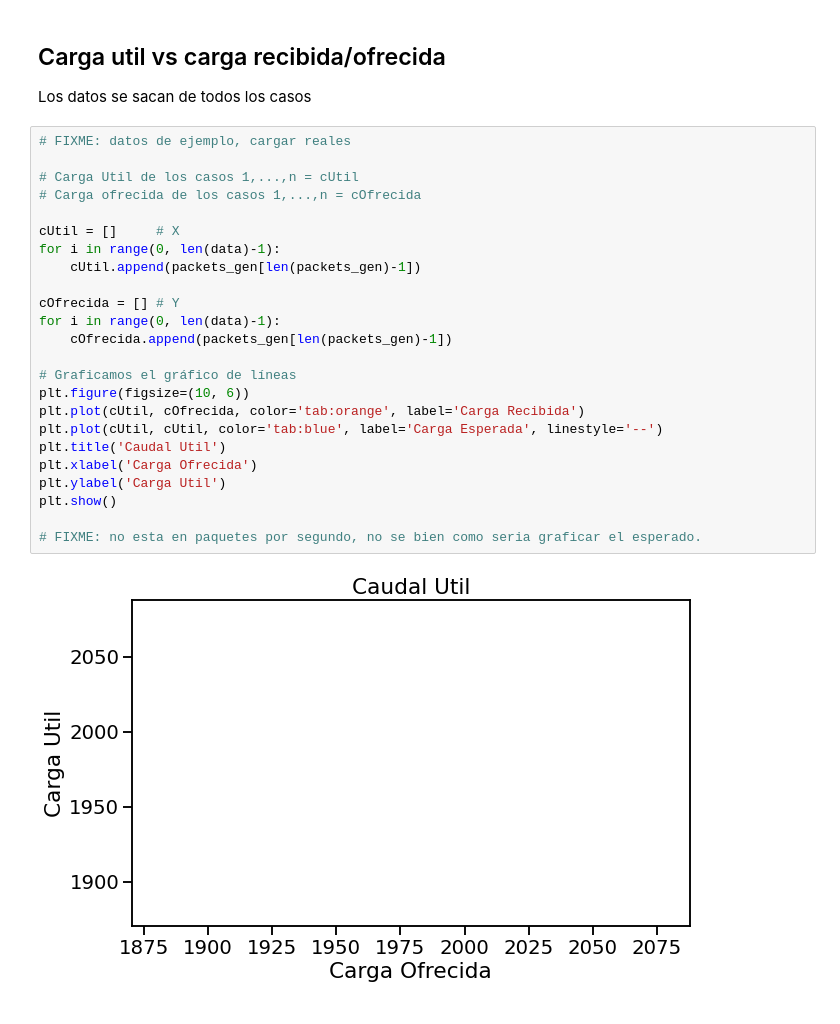
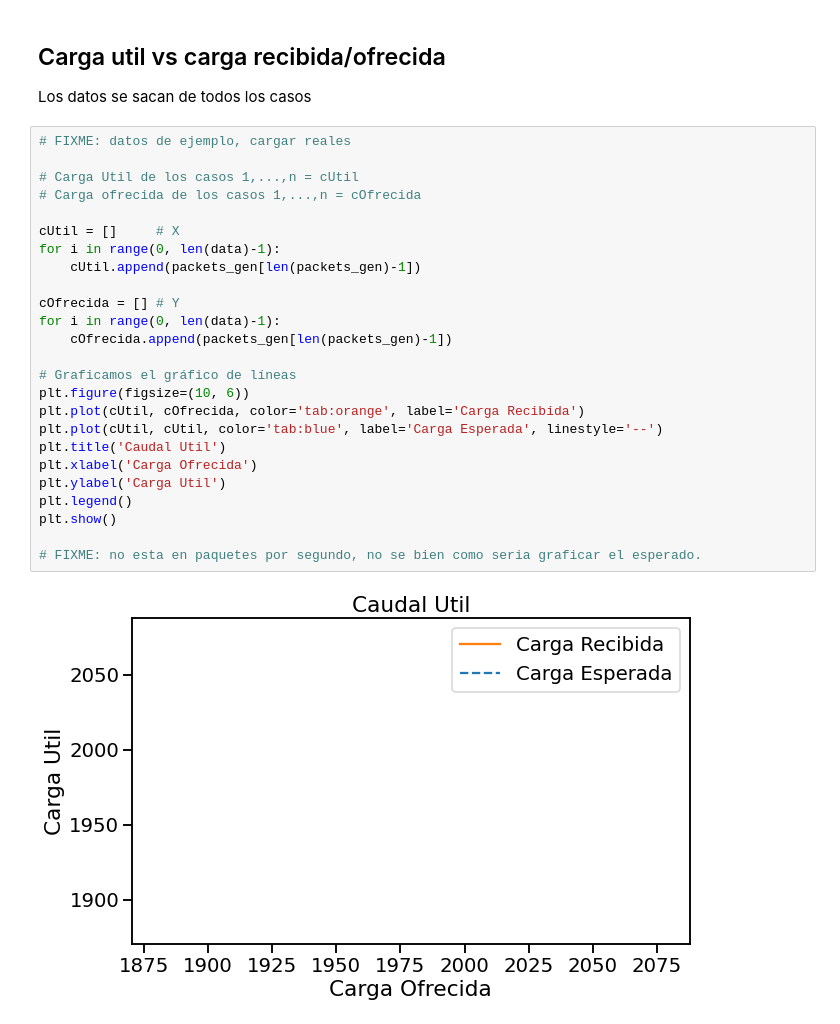
Before and after one commit to Kidmand/Redes-LAB-3, a Jupyter notebook: Notebook-results.ipynb, the cells around one changed output. Cells and saved outputs as stored; diff of their text form.

```diff
--- a/Notebook-results.ipynb
+++ b/Notebook-results.ipynb
@@ -130,26 +141,27 @@ Los datos se sacan de todos los casos
 # %%
 # FIXME: datos de ejemplo, cargar reales
 
 # Carga Util de los casos 1,...,n = cUtil
 # Carga ofrecida de los casos 1,...,n = cOfrecida
 
 cUtil = []     # X
 for i in range(0, len(data)-1):
     cUtil.append(packets_gen[len(packets_gen)-1])
 
 cOfrecida = [] # Y
 for i in range(0, len(data)-1):
     cOfrecida.append(packets_gen[len(packets_gen)-1])
 
 # Graficamos el gráfico de líneas
 plt.figure(figsize=(10, 6))
 plt.plot(cUtil, cOfrecida, color='tab:orange', label='Carga Recibida')
 plt.plot(cUtil, cUtil, color='tab:blue', label='Carga Esperada', linestyle='--')
 plt.title('Caudal Util')
 plt.xlabel('Carga Ofrecida')
 plt.ylabel('Carga Util')
+plt.legend()
 plt.show()
 
 # FIXME: no esta en paquetes por segundo, no se bien como seria graficar el esperado.
 # %% [output]
-[figure, old version]
+[figure, new version]
```
Also changed, not shown: parts of 7 cells of this notebook.
